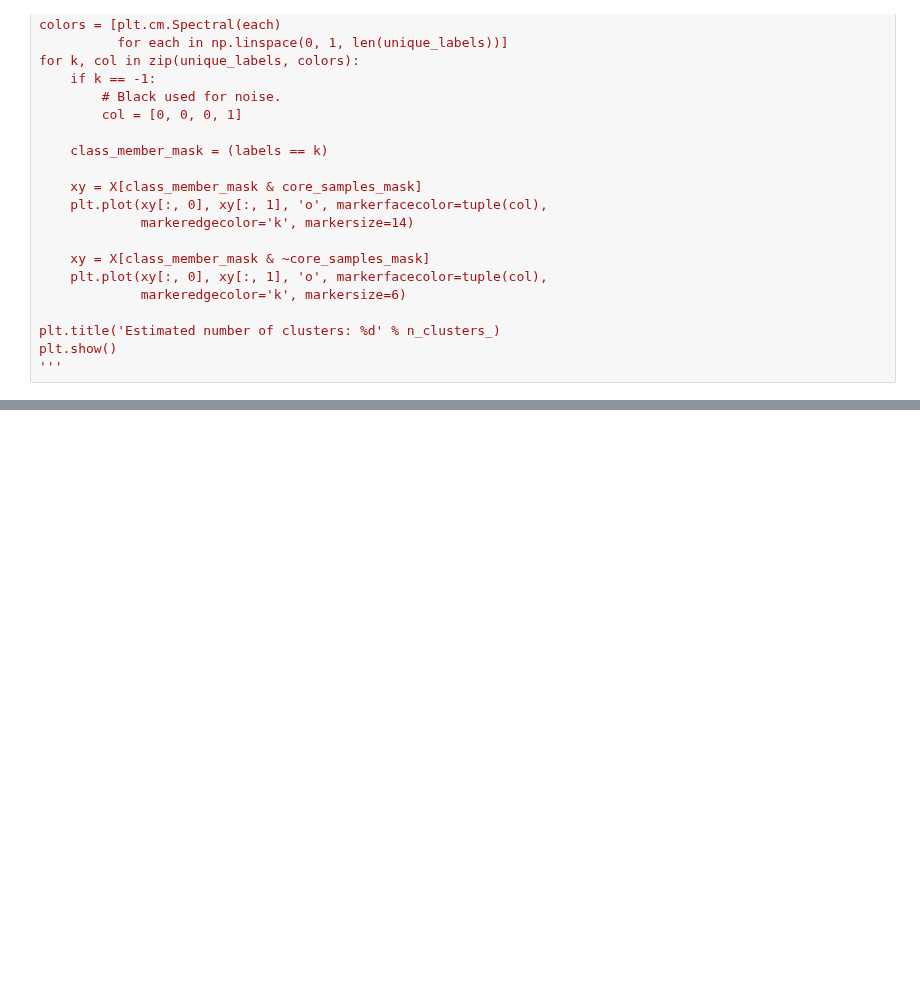
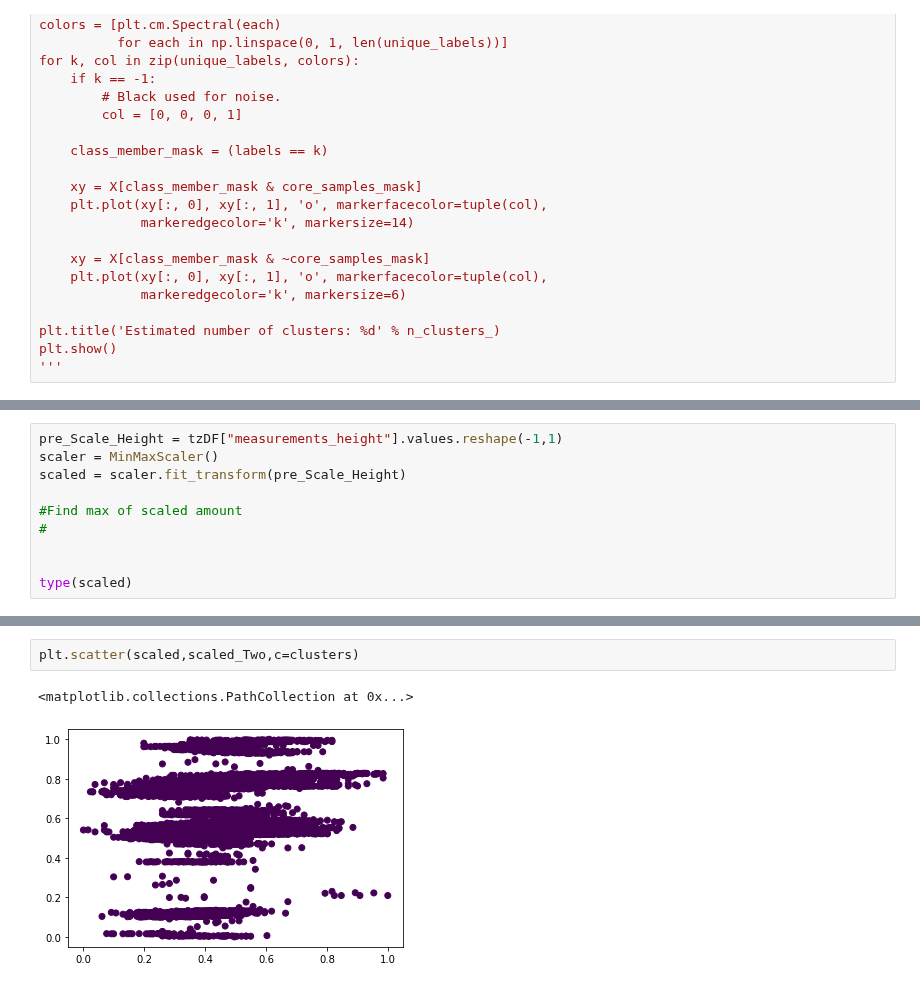
Before and after one commit to mylesm19/Volcanic_Activity_Detection, a Jupyter notebook: MM_01_Volcanic_activity_detection_and_noise_characterization_using_machine_learning.ipynb, the cells around one changed output, grey strips where cells are left out. Cells and saved outputs as stored; diff of their text form; blank space fills up the shorter version.

```diff
--- a/MM_01_Volcanic_activity_detection_and_noise_characterization_using_machine_learning.ipynb
+++ b/MM_01_Volcanic_activity_detection_and_noise_characterization_using_machine_learning.ipynb
@@ -863,0 +958,10 @@ min_Mean_Differnces
+# %%
+pre_Scale_Height = tzDF["measurements_height"].values.reshape(-1,1)
+scaler = MinMaxScaler()
+scaled = scaler.fit_transform(pre_Scale_Height)
+
+#Find max of scaled amount
+#
+
+
+type(scaled)
@@ -863,0 +1072,5 @@ min_Mean_Differnces
+# %%
+plt.scatter(scaled,scaled_Two,c=clusters)
+# %% [output]
+<matplotlib.collections.PathCollection at 0x...>
+[figure, added]
```
Also changed, not shown: parts of 12 cells of this notebook.
